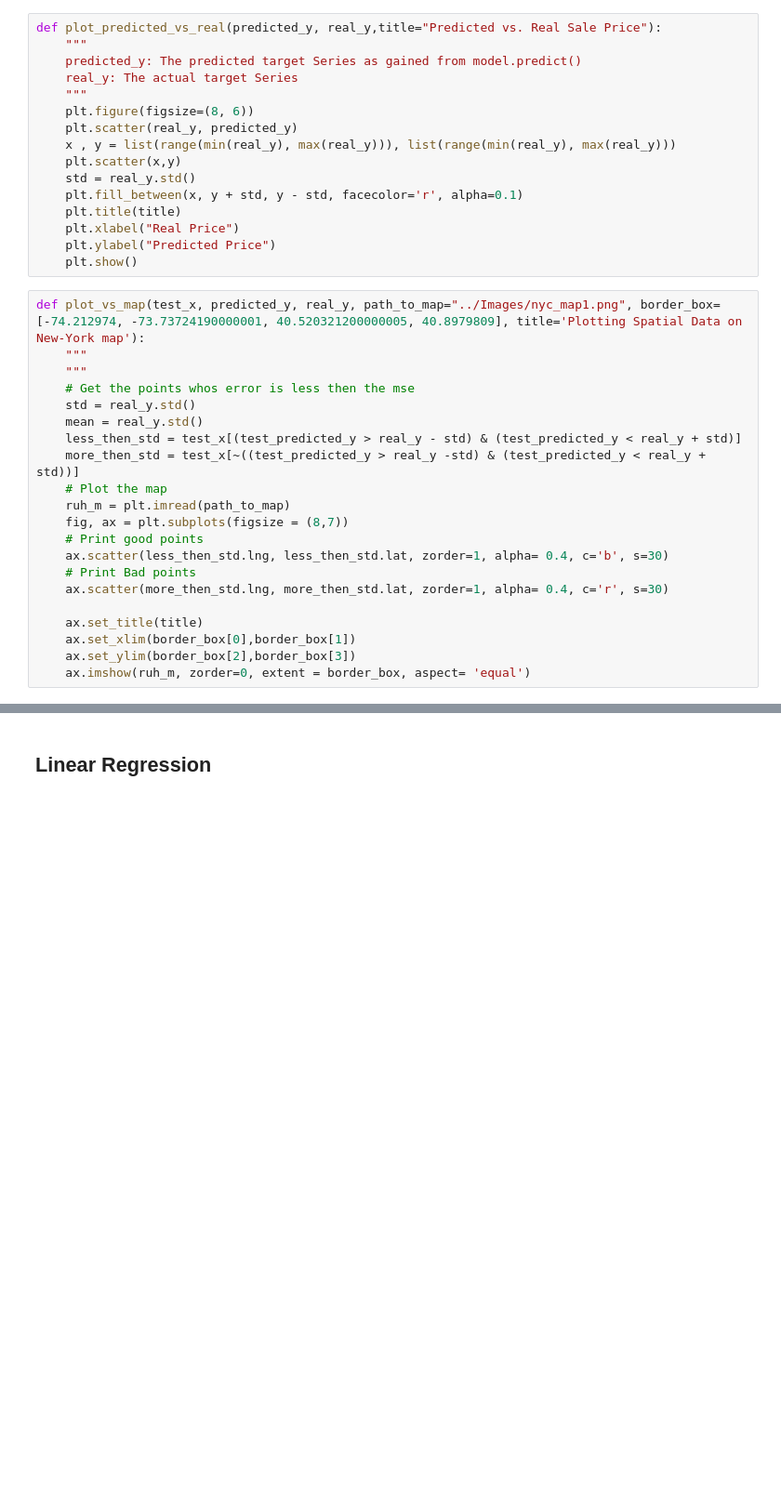
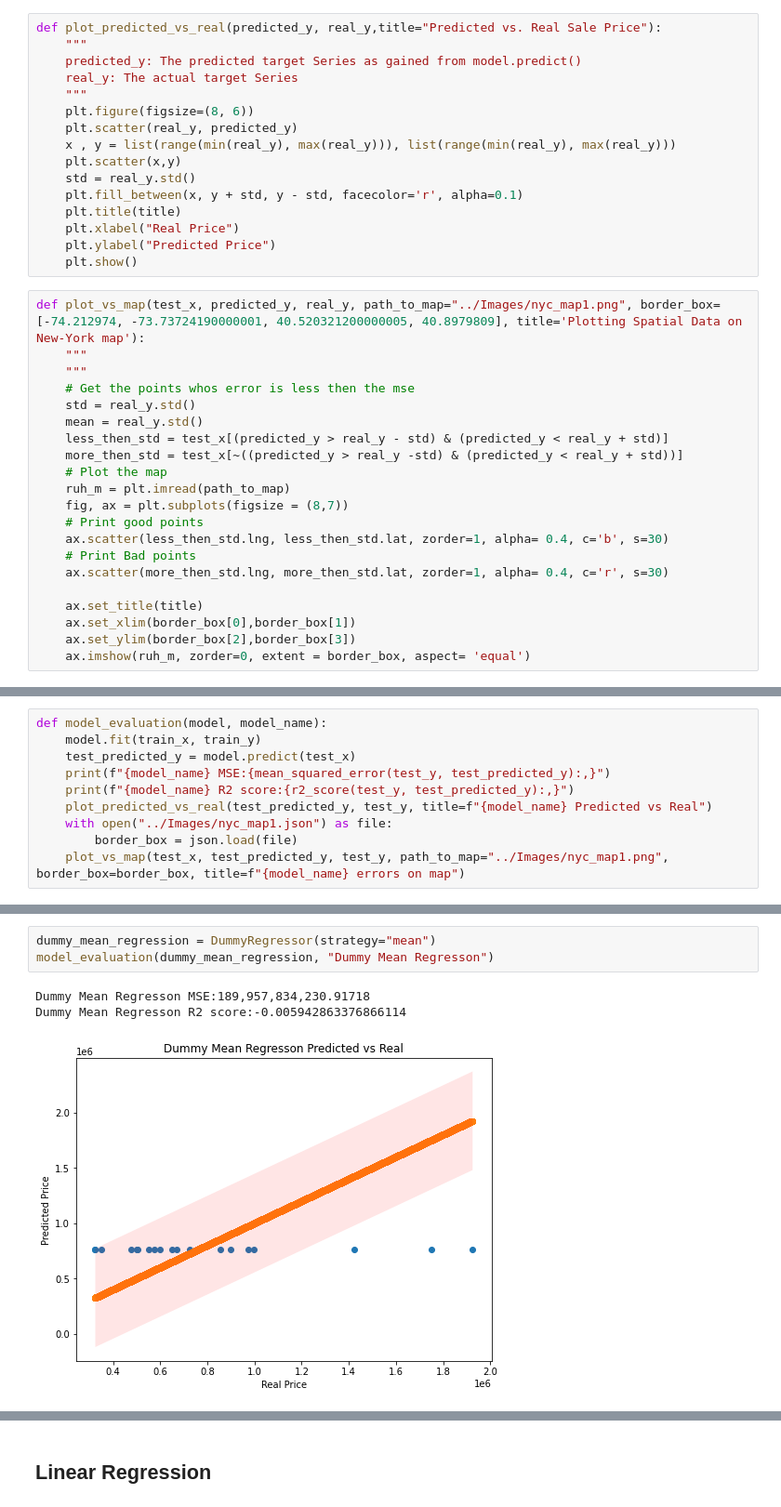
Before and after one commit to itayisraelov/RealEstateMLProject, a Jupyter notebook: Notebooks/02_Modeling.ipynb, the cells around one changed output, grey strips where cells are left out. Shown at 93% size. Cells and saved outputs as stored; diff of their text form; blank space fills up the shorter version.

Commit message:
Adding dummy regressor and reformating code to functions

```diff
--- a/Notebooks/02_Modeling.ipynb
+++ b/Notebooks/02_Modeling.ipynb
@@ -182,8 +185,8 @@ def plot_vs_map(test_x, predicted_y, real_y, path_to_map="../Images/nyc_map1.png
     # Get the points whos error is less then the mse
     std = real_y.std()
     mean = real_y.std()
-    less_then_std = test_x[(test_predicted_y > real_y - std) & (test_predicted_y < real_y + std)]
-    more_then_std = test_x[~((test_predicted_y > real_y -std) & (test_predicted_y < real_y + std))]
+    less_then_std = test_x[(predicted_y > real_y - std) & (predicted_y < real_y + std)]
+    more_then_std = test_x[~((predicted_y > real_y -std) & (predicted_y < real_y + std))]
     # Plot the map
     ruh_m = plt.imread(path_to_map)
     fig, ax = plt.subplots(figsize = (8,7))
@@ -198,0 +204,10 @@ def plot_vs_map(test_x, predicted_y, real_y, path_to_map="../Images/nyc_map1.png
+# %%
+def model_evaluation(model, model_name):
+    model.fit(train_x, train_y)
+    test_predicted_y = model.predict(test_x)
+    print(f"{model_name} MSE:{mean_squared_error(test_y, test_predicted_y):,}")
+    print(f"{model_name} R2 score:{r2_score(test_y, test_predicted_y):,}")
+    plot_predicted_vs_real(test_predicted_y, test_y, title=f"{model_name} Predicted vs Real")
+    with open("../Images/nyc_map1.json") as file:
+        border_box = json.load(file)
+    plot_vs_map(test_x, test_predicted_y, test_y, path_to_map="../Images/nyc_map1.png", border_box=border_box, title=f"{model_name} errors on map")
@@ -198,0 +216,7 @@ def plot_vs_map(test_x, predicted_y, real_y, path_to_map="../Images/nyc_map1.png
+# %%
+dummy_mean_regression = DummyRegressor(strategy="mean")
+model_evaluation(dummy_mean_regression, "Dummy Mean Regresson")
+# %% [output]
+Dummy Mean Regresson MSE:189,957,834,230.91718
+Dummy Mean Regresson R2 score:-0.005942863376866114
+[figure, added]
```
Also changed, not shown: parts of 25 cells of this notebook.
